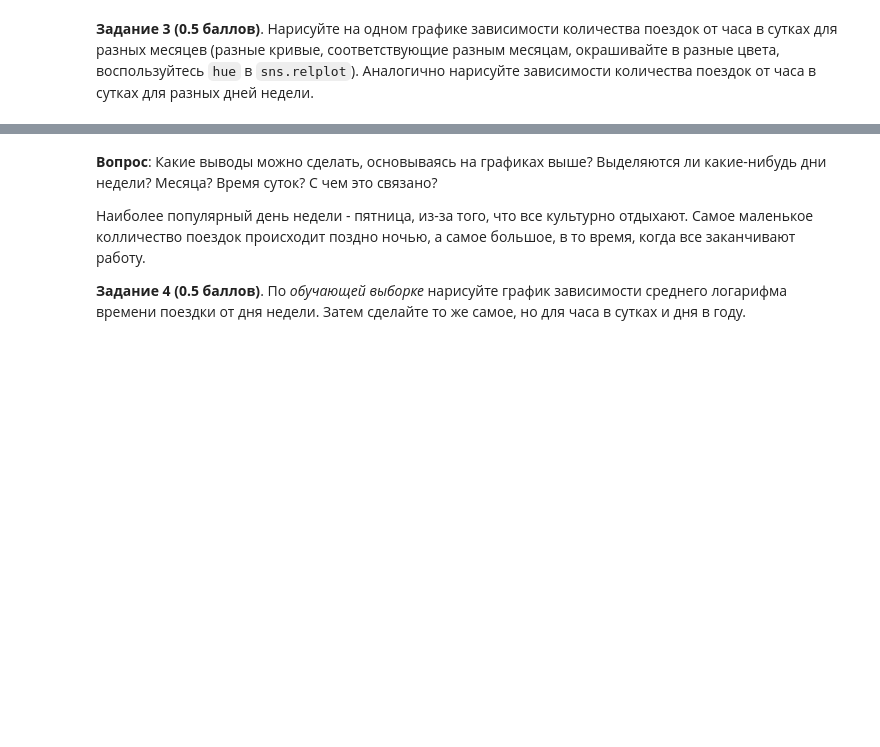
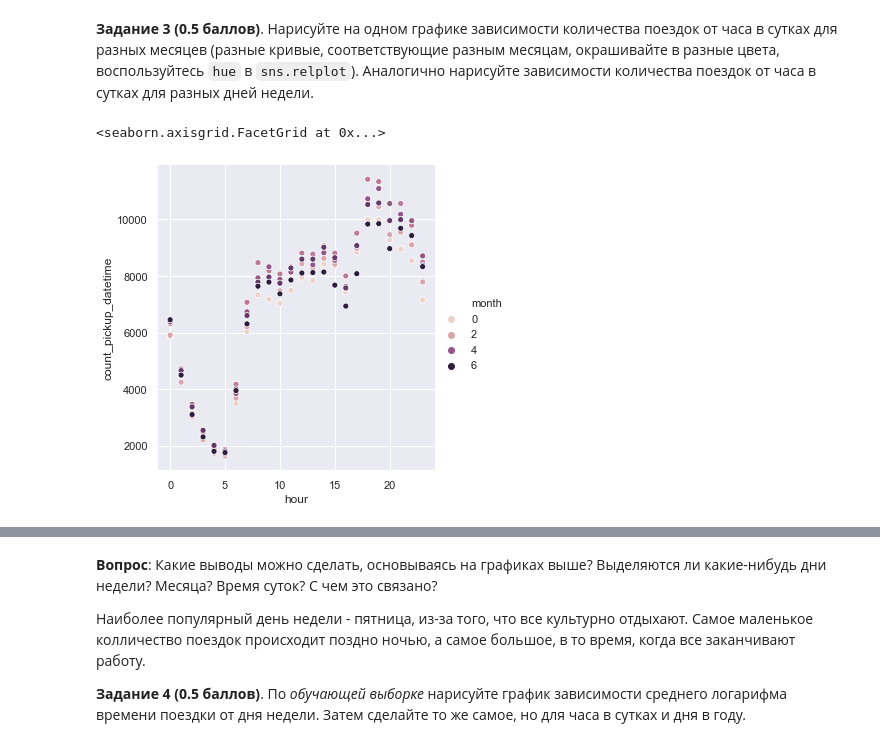
Before and after one commit to charzik/ml-hw, a Jupyter notebook: hw2/homework-practice-02.ipynb, the cells around one changed output, grey strips where cells are left out. Cells and saved outputs as stored; diff of their text form; code cells hidden in the pictures; blank space fills up the shorter version.

```diff
--- a/hw2/homework-practice-02.ipynb
+++ b/hw2/homework-practice-02.ipynb
@@ -190,7 +190,13 @@ sns.countplot(X_train['pickup_datetime'].dt.hour)
 # %%
 tmp = X_train.copy()
 tmp['month'] = tmp['pickup_datetime'].dt.month
 tmp['hour'] = tmp['pickup_datetime'].dt.hour
 tmp['weekday'] = tmp['pickup_datetime'].dt.weekday
 tmp['dayofyear'] = tmp['pickup_datetime'].dt.dayofyear
-# sns.relplot(x='hour', y=tmp.where(tmp['month'] == hue), hue='month', data=tmp)
+
+for_plot = tmp.groupby(['month', 'hour']).count().add_prefix('count_')
+for_plot = for_plot.reset_index()
+sns.relplot(x='hour', y='count_pickup_datetime', hue='month', data=for_plot)
+# %% [output]
+<seaborn.axisgrid.FacetGrid at 0x...>
+[figure, added]
```
Also changed, not shown: parts of 37 cells of this notebook.
